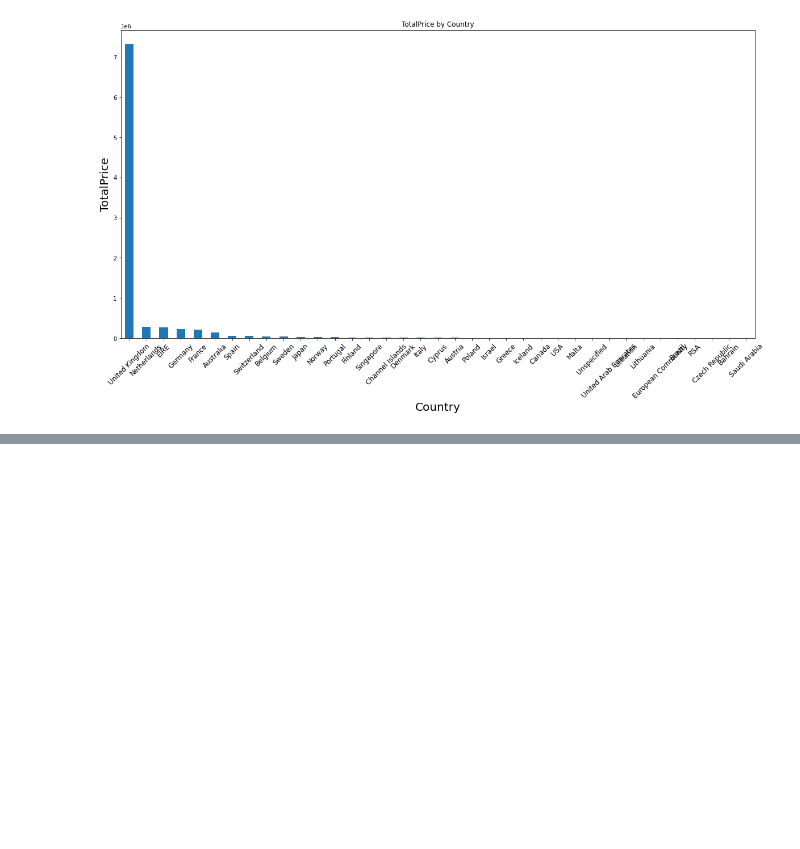
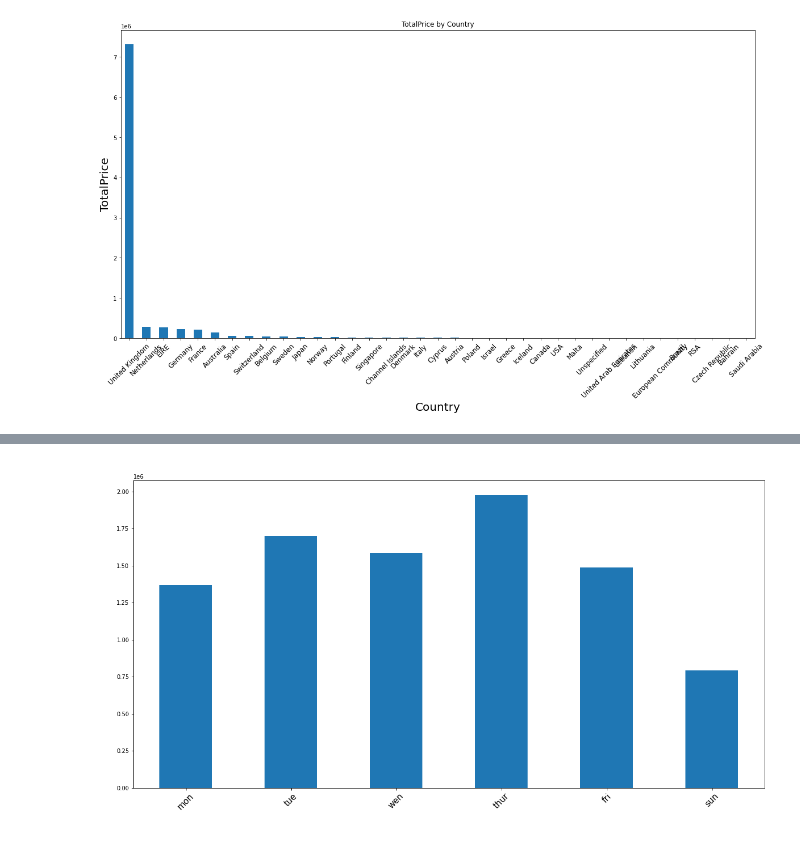
Before and after one commit to jeonprize/shoppingmall_order, a Jupyter notebook: 매출 관련 데이터 확인.ipynb, the cells around one changed output, grey strips where cells are left out. Saved outputs shown, nothing was run; the diff lists cells and outputs as text; code cells hidden in the pictures; blank space fills up the shorter version.

```diff
--- a/매출 관련 데이터 확인.ipynb
+++ b/매출 관련 데이터 확인.ipynb
@@ -119,0 +196,6 @@ plot_bar(contry_price, 'Country','TotalPrice', 'TotalPrice by Country')
+# %%
+day_of_week = np.array(['mon','tue','wen','thur','fri','sat','sun'])
+dayofweek_price.index = day_of_week[dayofweek_price.index]
+plot_bar(dayofweek_price,'dayofweek','Total_Price','dayofweek_price')
+# %% [output]
+[figure, added]
```
Also changed, not shown: parts of 24 cells of this notebook.
